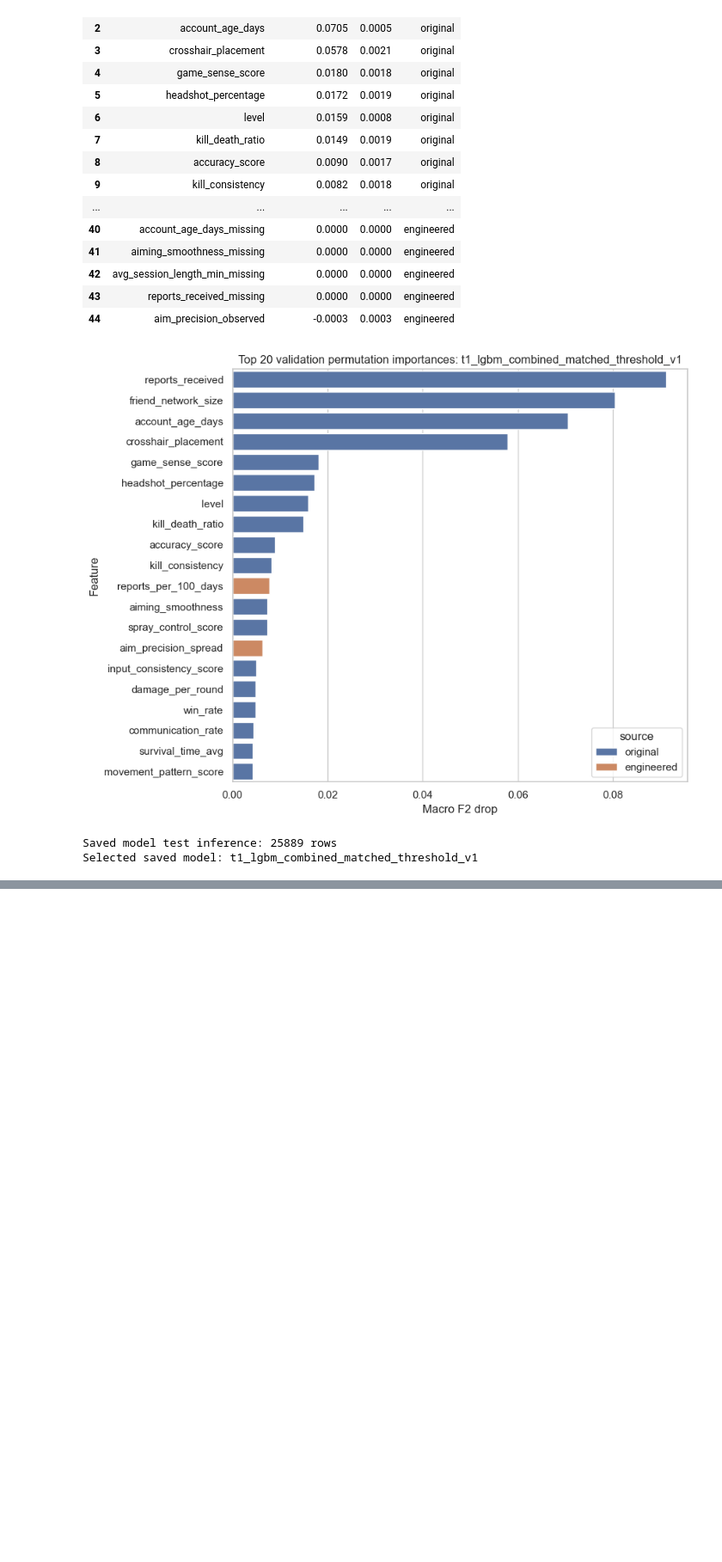
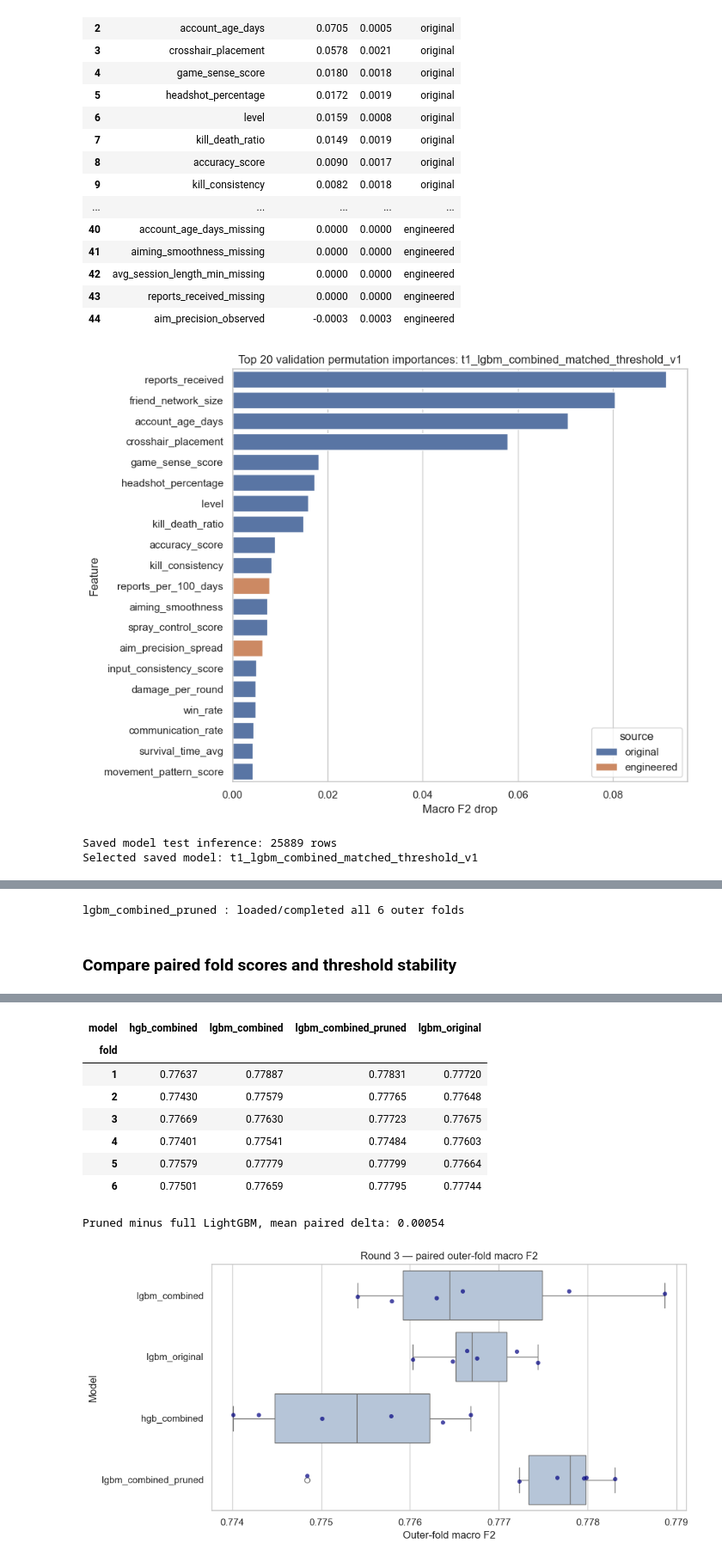
Before and after one commit to jakkarin-promsee/cpe342-ml-kaggle, a Jupyter notebook: src/task1/models/build_model.ipynb, the cells around one changed output, grey strips where cells are left out. Shown at 86% size. Cells and saved outputs as stored; diff of their text form; code cells hidden in the pictures; blank space fills up the shorter version.

```diff
--- a/src/task1/models/build_model.ipynb
+++ b/src/task1/models/build_model.ipynb
@@ -961,0 +1055,4 @@ Selected saved model: t1_lgbm_combined_matched_threshold_v1
+# %%
+round3_lgbm_combined = run_outer_cv(
+    "lgbm_combined", "combined", "t1_lgbm_original_tuned_v1"
+)
@@ -961,0 +1061,4 @@ Selected saved model: t1_lgbm_combined_matched_threshold_v1
+# %%
+round3_lgbm_original = run_outer_cv(
+    "lgbm_original", "original", "t1_lgbm_original_tuned_v1"
+)
@@ -961,0 +1067,4 @@ Selected saved model: t1_lgbm_combined_matched_threshold_v1
+# %%
+round3_hgb_combined = run_outer_cv(
+    "hgb_combined", "combined", "t1_hgb_combined_tuned_v1"
+)
@@ -961,0 +1077,38 @@ Selected saved model: t1_lgbm_combined_matched_threshold_v1
+# %%
+round3_lgbm_pruned = run_outer_cv(
+    "lgbm_combined_pruned", "combined", "t1_lgbm_original_tuned_v1",
+    selected_features=pruned_features,
+)
+# %% [output]
+lgbm_combined_pruned : loaded/completed all 6 outer folds
+# %% [markdown]
+### Compare paired fold scores and threshold stability
+# %%
+round3_folds = pd.concat([
+    round3_lgbm_combined, round3_lgbm_original,
+    round3_hgb_combined, round3_lgbm_pruned,
+], ignore_index=True)
+round3_summary = (round3_folds.groupby("model", as_index=False)
+                  .agg(mean_macro_F2=("macro_F2", "mean"),
+                       std_macro_F2=("macro_F2", "std"),
+                       min_macro_F2=("macro_F2", "min"),
+                       mean_F2_cheater=("F2_cheater", "mean"),
+                       mean_threshold=("threshold", "mean"),
+                       min_threshold=("threshold", "min"),
+                       max_threshold=("threshold", "max"))
+                  .sort_values("mean_macro_F2", ascending=False).reset_index(drop=True))
+display(round3_summary.round(5))
+
+paired = round3_folds.pivot(index="fold", columns="model", values="macro_F2")
+display(paired.round(5))
+print("Pruned minus full LightGBM, mean paired delta:",
+      round((paired["lgbm_combined_pruned"] - paired["lgbm_combined"]).mean(), 5))
+
+fig, ax = plt.subplots(figsize=(10, 5))
+sns.boxplot(data=round3_folds, x="macro_F2", y="model", ax=ax, color="lightsteelblue")
+sns.stripplot(data=round3_folds, x="macro_F2", y="model", ax=ax,
+              color="navy", alpha=0.7, size=5)
+ax.set(title="Round 3 — paired outer-fold macro F2", xlabel="Outer-fold macro F2", ylabel="Model")
+plt.tight_layout()
+plt.show()
+# %% [output]
@@ -961,0 +1120,10 @@ Selected saved model: t1_lgbm_combined_matched_threshold_v1
+| model | hgb_combined | lgbm_combined | lgbm_combined_pruned | lgbm_original |
+| fold |  |  |  |  |
+| 1 | 0.77637 | 0.77887 | 0.77831 | 0.77720 |
+| 2 | 0.77430 | 0.77579 | 0.77765 | 0.77648 |
+| 3 | 0.77669 | 0.77630 | 0.77723 | 0.77675 |
+| 4 | 0.77401 | 0.77541 | 0.77484 | 0.77603 |
+| 5 | 0.77579 | 0.77779 | 0.77799 | 0.77664 |
+| 6 | 0.77501 | 0.77659 | 0.77795 | 0.77744 |
+Pruned minus full LightGBM, mean paired delta: 0.00054
+[figure, added]
```
Also changed, not shown: parts of 14 cells of this notebook, 7 other files.
